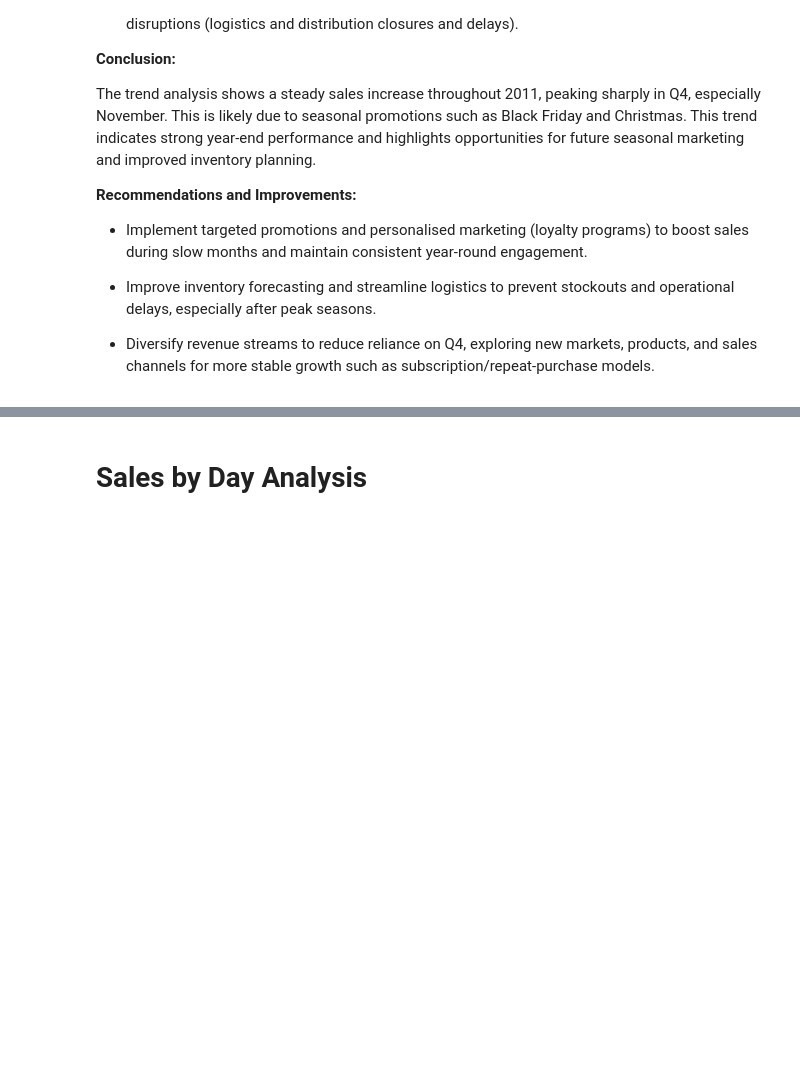
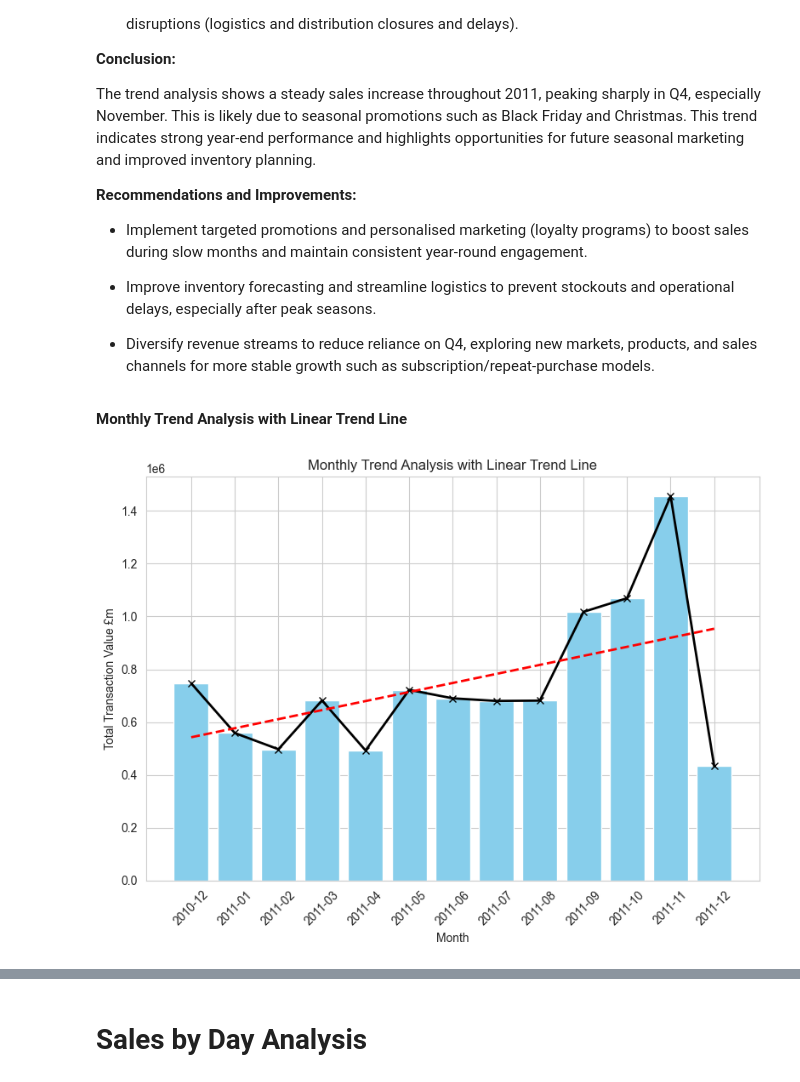
Before and after one commit to mobess12/Online_Retail_Analysis_Capstone_Project, a Jupyter notebook: jupyter_notebooks/data_visualisation.ipynb, the cells around one changed output, grey strips where cells are left out. Saved outputs shown, nothing was run; the diff lists cells and outputs as text; code cells hidden in the pictures; blank space fills up the shorter version.

Commit message:
add monthly trend analysis with linear trend line and commentary

```diff
--- a/jupyter_notebooks/data_visualisation.ipynb
+++ b/jupyter_notebooks/data_visualisation.ipynb
@@ -292,3 +293,65 @@ The trend analysis shows a steady sales increase throughout 2011, peaking sharpl
 - Improve inventory forecasting and streamline logistics to prevent stockouts and operational delays, especially after peak seasons.
 
 - Diversify revenue streams to reduce reliance on Q4, exploring new markets, products, and sales channels for more stable growth such as subscription/repeat-purchase models.
+# %% [markdown]
+**Monthly Trend Analysis with Linear Trend Line**
+# %%
+#convert date and create month column
+df['InvoiceDate'] = pd.to_datetime(df['InvoiceDate']) #convert to datetime
+df['Month'] = df['InvoiceDate'].dt.to_period('M').astype(str) #extract month
+
+#group by month and sum transactions for each month
+monthly_sales = df.groupby('Month')['Total_Transaction_Value'].sum().reset_index() #sales by month
+
+#create a numerical index for regression
+monthly_sales['Month_Index'] = np.arange(len(monthly_sales)) #index for regression
+
+#fit linear regression model
+X = monthly_sales[['Month_Index']] #independent variable
+y = monthly_sales['Total_Transaction_Value'] #dependent variable
+model = LinearRegression() #initialise model
+model.fit(X, y)
+
+#predict trend line
+y_pred = model.predict(X) #predicted y values
+
+#plot figure
+plt.figure(figsize=(8, 6)) #plot size
+
+#bar chart
+plt.bar(
+    monthly_sales['Month'], #x axis
+    monthly_sales['Total_Transaction_Value'], #y axis
+    color='skyblue', #colour of bars
+    label='Monthly Sales (Bar)' #label for legend for clarity
+)
+
+#line chart
+plt.plot(
+    monthly_sales['Month'], #x axis
+    monthly_sales['Total_Transaction_Value'], #y axis
+    color='black', #colour of line
+    marker='x', #marker style
+    linewidth=2, #line width
+    label='Sales Trend (Line)' #label for legend for clarity
+)
+
+#trend line
+plt.plot(
+    monthly_sales['Month'], #x axis
+    y_pred, #predicted y values
+    color='red', #colour of line
+    linestyle='--', #dashed line style
+    linewidth=2, #line width
+    label='Linear Trend Line' #label for legend for clarity
+)
+
+#plot formatting
+plt.title('Monthly Trend Analysis with Linear Trend Line') #title of plot
+plt.xlabel('Month') #x axis label
+plt.ylabel('Total Transaction Value £m') #y axis label
+plt.xticks(rotation=45) #rotation of label for readability
+plt.tight_layout() #adjust layout to prevent overlapping content
+plt.show() #display plot
+# %% [output]
+[figure, added]
```
Also changed, not shown: parts of 3 cells of this notebook.
